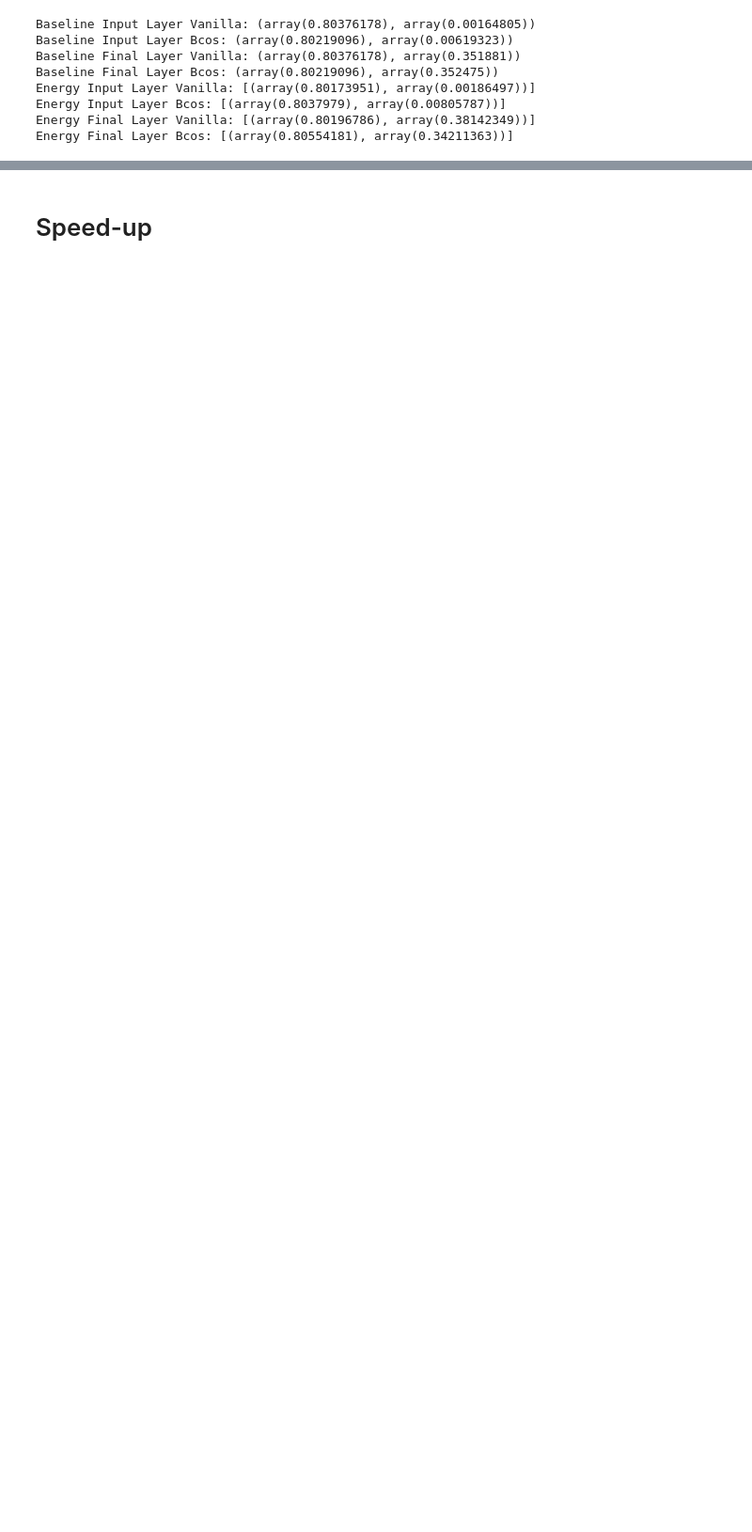
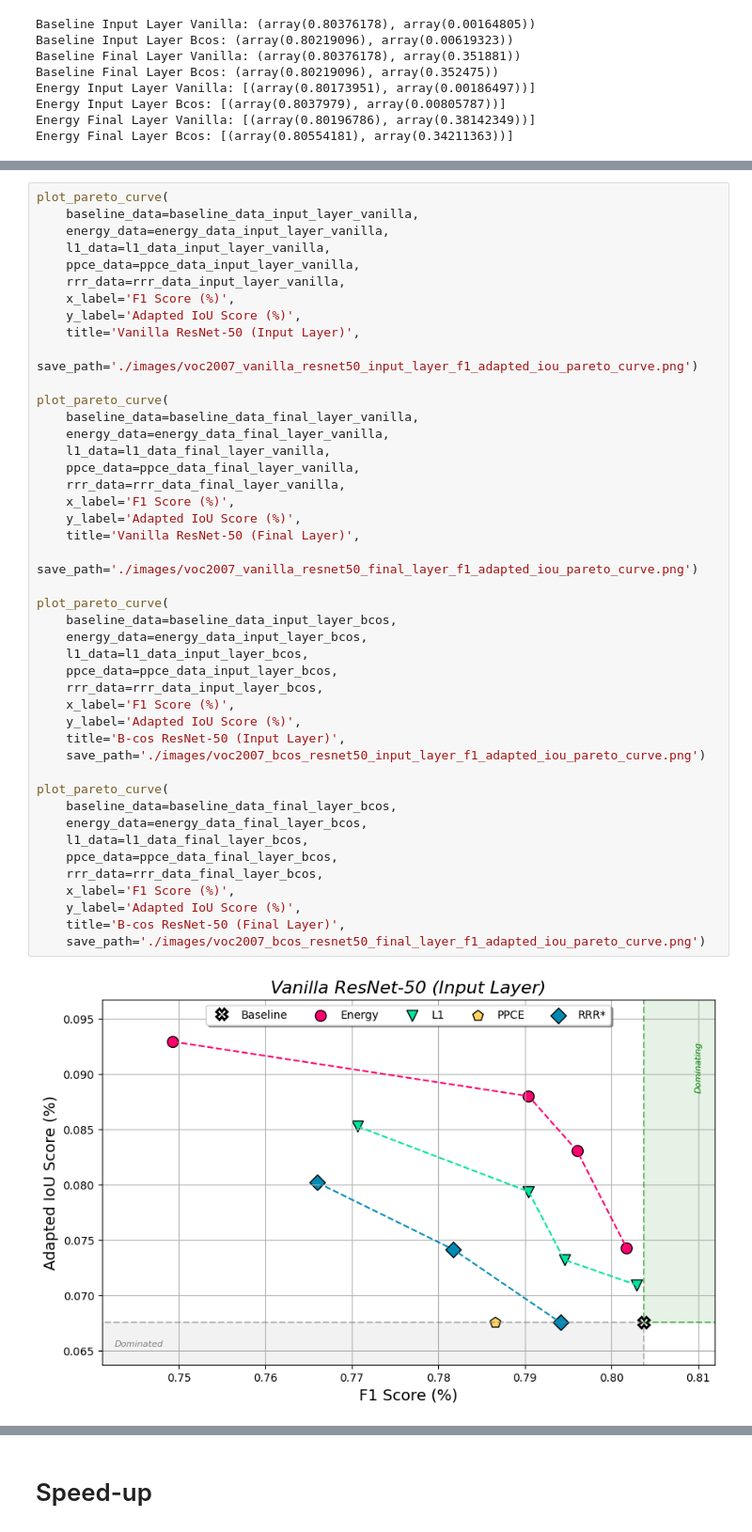
Before and after one commit to rensdebee/FACTifAI_2024_3, a Jupyter notebook: visualisations.ipynb, the cells around one changed output, grey strips where cells are left out. Shown at 94% size. Saved outputs shown, nothing was run; the diff lists cells and outputs as text; blank space fills up the shorter version.

```diff
--- a/visualisations.ipynb
+++ b/visualisations.ipynb
@@ -681,0 +791,46 @@ plot_pareto_curve(
+# %%
+plot_pareto_curve(
+    baseline_data=baseline_data_input_layer_vanilla,
+    energy_data=energy_data_input_layer_vanilla,
+    l1_data=l1_data_input_layer_vanilla,
+    ppce_data=ppce_data_input_layer_vanilla,
+    rrr_data=rrr_data_input_layer_vanilla,
+    x_label='F1 Score (%)',
+    y_label='Adapted IoU Score (%)',
+    title='Vanilla ResNet-50 (Input Layer)',
+    save_path='./images/voc2007_vanilla_resnet50_input_layer_f1_adapted_iou_pareto_curve.png')
+
+plot_pareto_curve(
+    baseline_data=baseline_data_final_layer_vanilla,
+    energy_data=energy_data_final_layer_vanilla,
+    l1_data=l1_data_final_layer_vanilla,
+    ppce_data=ppce_data_final_layer_vanilla,
+    rrr_data=rrr_data_final_layer_vanilla,
+    x_label='F1 Score (%)',
+    y_label='Adapted IoU Score (%)',
+    title='Vanilla ResNet-50 (Final Layer)',
+    save_path='./images/voc2007_vanilla_resnet50_final_layer_f1_adapted_iou_pareto_curve.png')
+
+plot_pareto_curve(
+    baseline_data=baseline_data_input_layer_bcos,
+    energy_data=energy_data_input_layer_bcos,
+    l1_data=l1_data_input_layer_bcos,
+    ppce_data=ppce_data_input_layer_bcos,
+    rrr_data=rrr_data_input_layer_bcos,
+    x_label='F1 Score (%)',
+    y_label='Adapted IoU Score (%)',
+    title='B-cos ResNet-50 (Input Layer)',
+    save_path='./images/voc2007_bcos_resnet50_input_layer_f1_adapted_iou_pareto_curve.png')
+
+plot_pareto_curve(
+    baseline_data=baseline_data_final_layer_bcos,
+    energy_data=energy_data_final_layer_bcos,
+    l1_data=l1_data_final_layer_bcos,
+    ppce_data=ppce_data_final_layer_bcos,
+    rrr_data=rrr_data_final_layer_bcos,
+    x_label='F1 Score (%)',
+    y_label='Adapted IoU Score (%)',
+    title='B-cos ResNet-50 (Final Layer)',
+    save_path='./images/voc2007_bcos_resnet50_final_layer_f1_adapted_iou_pareto_curve.png')
+# %% [output]
+[figure, added]
```
Also changed, not shown: parts of 22 cells of this notebook, 28 other files.
